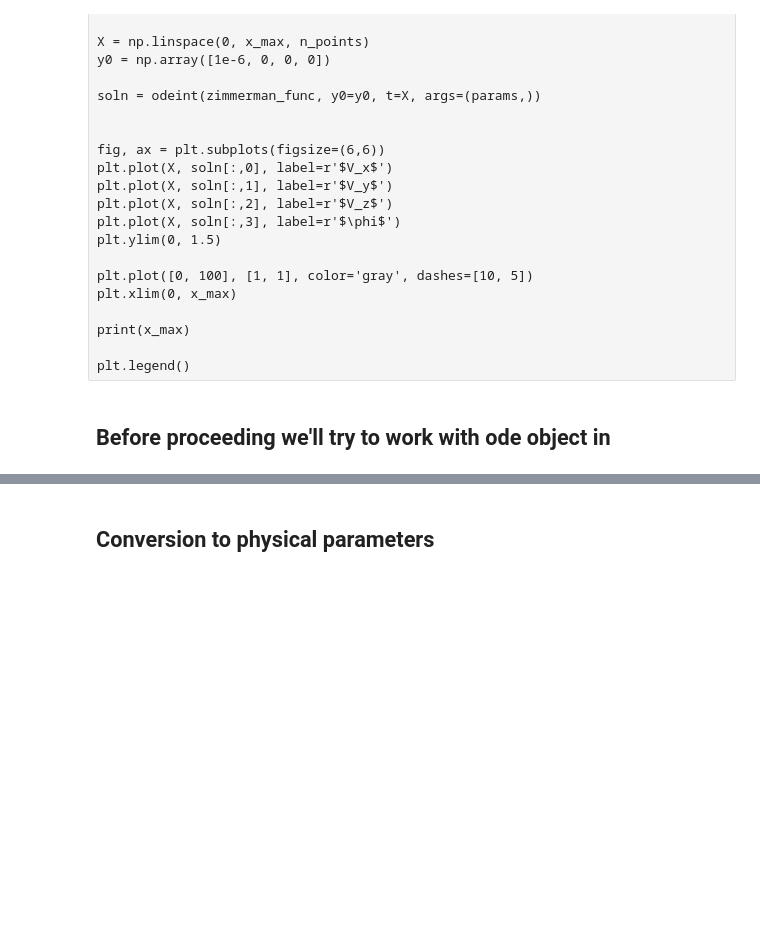
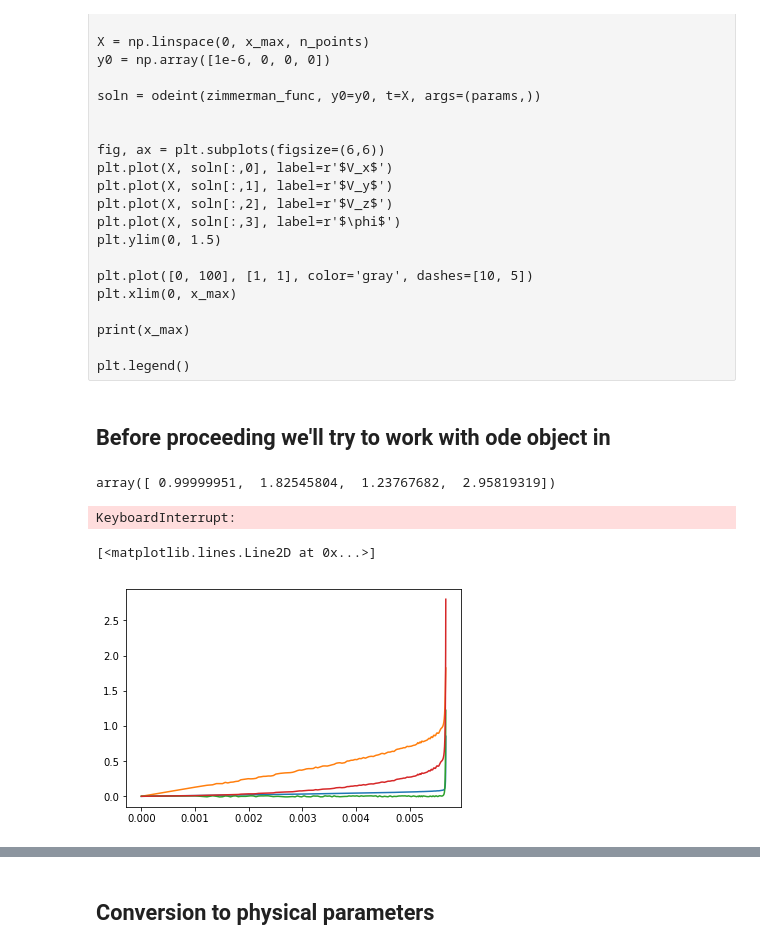
Before and after one commit to khaziev/sheath-models, a Jupyter notebook: zimmerman-sheath-prototype/zimmerman.ipynb, the cells around one changed output, grey strips where cells are left out. Cells and saved outputs as stored; diff of their text form; code cells hidden in the pictures; blank space fills up the shorter version.

```diff
--- a/zimmerman-sheath-prototype/zimmerman.ipynb
+++ b/zimmerman-sheath-prototype/zimmerman.ipynb
@@ -191,3 +199,81 @@ def zimmerman_solve(func, params, y0 = np.array([1e-3, 1e-3, 1e-3, 1e-3]), x0=0,
     y = np.array(y)
 
     return x, y, steps
+# %%
+func = zimmerman_func_i
+params = {'omega': 40, 'alpha': 5 *np.pi/180, 'tau': 10000, 'delta': 0}
+
+y0 = np.array([1e-3, 1e-3, 1e-3, 1e-3])
+x0=0
+vx_max=1
+dx=1e-3
+nsteps=10000
+
+integrator = ode(func).set_integrator('dop853', nsteps=nsteps)
+integrator.set_initial_value(y0, x0).set_f_params(params)
+
+x = [x0]
+y = [y0]
+
+soln = y0
+
+#     grad = []
+
+steps = []
+# %%
+integrator.successful()
+integrator.integrate(0.05)
+# %% [output]
+array([ 0.99999951,  1.82545804,  1.23767682,  2.95819319])
+# %%
+time = 0
+x = 0.1
+x = [x0]
+y = [y0]
+
+soln = y0
+
+n_max = 1000
+n = 0
+time_old = 0
+while soln[0] <= vx_max and n < n_max:
+
+    time += dx
+
+    soln = integrator.integrate(time)
+
+    if integrator.successful():
+
+        x.append(time)
+        y.append(soln)
+
+        steps.append(dx)
+
+        dx = dynamic_stepping(y[-1], y[-2], time-time_old)
+        time_old = time
+#     else:
+#         integrator = ode(func).set_integrator('dop853', nsteps=nsteps)
+#         integrator.set_initial_value(y0, x0).set_f_params(params)
+
+    n += 1
+
+    if n % 10 == 0:
+        print(n)
+
+x = np.array(x)
+y = np.array(y)
+
+plt.loglog(x, y[:,0], label=r'$V_x$')
+plt.loglog(x, y[:,1], label=r'$V_y$')
+plt.loglog(x, y[:,2], label=r'$V_z$')
+plt.loglog(x, y[:,3], label=r'$\phi$')
+# %% [output]
+KeyboardInterrupt:
+# %%
+plt.plot(x, y[:,0], label=r'$V_x$')
+plt.plot(x, y[:,1], label=r'$V_y$')
+plt.plot(x, y[:,2], label=r'$V_z$')
+plt.plot(x, y[:,3], label=r'$\phi$')
+# %% [output]
+[<matplotlib.lines.Line2D at 0x...>]
+[figure, added]
```
Also changed, not shown: parts of 9 cells of this notebook, 2 other files.
